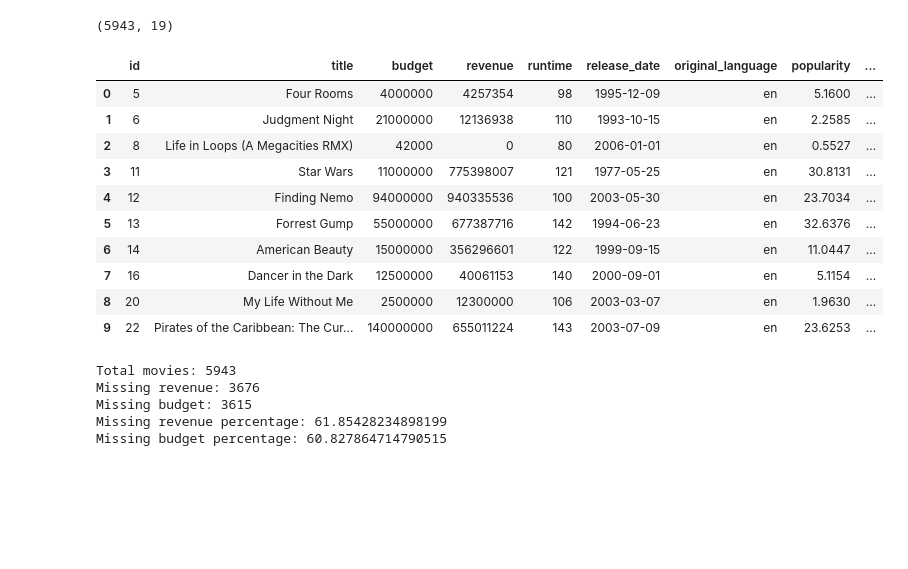
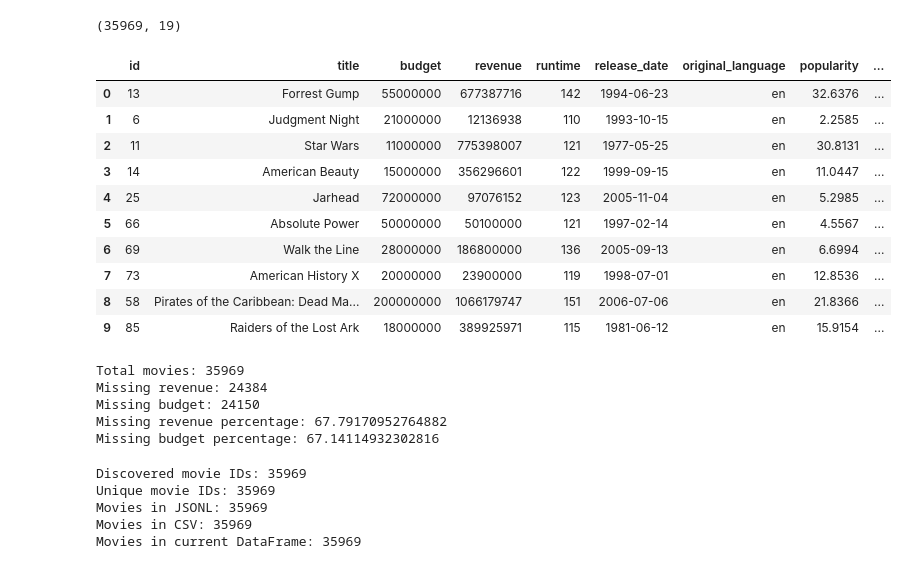
Before and after one commit to sdhabalia24/CS482-Project, a Jupyter notebook: CS482_Milestone3_SaahilDhabalia.ipynb, the cells around one changed output. Drawn from its saved outputs; the diff is of its cells as text; code cells hidden in the pictures; blank space fills up the shorter version.

```diff
--- a/CS482_Milestone3_SaahilDhabalia.ipynb
+++ b/CS482_Milestone3_SaahilDhabalia.ipynb
@@ -192,28 +228,28 @@ Processed 5500/5569
 # %%
 import pandas as pd
 from google.colab import files
 
-df = pd.read_json("movies_raw_jsonl", lines=True)
-df = df.drop_duplicates(subset="id")
+df = pd.read_json("movies_raw.jsonl", lines=True)
+#df = df.drop_duplicates(subset="id")
 df.to_csv("movies_raw.csv", index=False)
 files.download("movies_raw.csv")
 print(df.shape)
 df.head(10)
 # %% [output]
 [interactive output not drawn]
 [interactive output not drawn]
-(5943, 19)
+(35969, 19)
 |  | id | title | budget | revenue | runtime | release_date | original_language | popularity | ... |
-| 0 | 5 | Four Rooms | 4000000 | 4257354 | 98 | 1995-12-09 | en | 5.1600 | ... |
+| 0 | 13 | Forrest Gump | 55000000 | 677387716 | 142 | 1994-06-23 | en | 32.6376 | ... |
 | 1 | 6 | Judgment Night | 21000000 | 12136938 | 110 | 1993-10-15 | en | 2.2585 | ... |
-| 2 | 8 | Life in Loops (A Megacities RMX) | 42000 | 0 | 80 | 2006-01-01 | en | 0.5527 | ... |
-| 3 | 11 | Star Wars | 11000000 | 775398007 | 121 | 1977-05-25 | en | 30.8131 | ... |
-| 4 | 12 | Finding Nemo | 94000000 | 940335536 | 100 | 2003-05-30 | en | 23.7034 | ... |
-| 5 | 13 | Forrest Gump | 55000000 | 677387716 | 142 | 1994-06-23 | en | 32.6376 | ... |
-| 6 | 14 | American Beauty | 15000000 | 356296601 | 122 | 1999-09-15 | en | 11.0447 | ... |
-| 7 | 16 | Dancer in the Dark | 12500000 | 40061153 | 140 | 2000-09-01 | en | 5.1154 | ... |
-| 8 | 20 | My Life Without Me | 2500000 | 12300000 | 106 | 2003-03-07 | en | 1.9630 | ... |
-| 9 | 22 | Pirates of the Caribbean: The Cur... | 140000000 | 655011224 | 143 | 2003-07-09 | en | 23.6253 | ... |
+| 2 | 11 | Star Wars | 11000000 | 775398007 | 121 | 1977-05-25 | en | 30.8131 | ... |
+| 3 | 14 | American Beauty | 15000000 | 356296601 | 122 | 1999-09-15 | en | 11.0447 | ... |
+| 4 | 25 | Jarhead | 72000000 | 97076152 | 123 | 2005-11-04 | en | 5.2985 | ... |
+| 5 | 66 | Absolute Power | 50000000 | 50100000 | 121 | 1997-02-14 | en | 4.5567 | ... |
+| 6 | 69 | Walk the Line | 28000000 | 186800000 | 136 | 2005-09-13 | en | 6.6994 | ... |
+| 7 | 73 | American History X | 20000000 | 23900000 | 119 | 1998-07-01 | en | 12.8536 | ... |
+| 8 | 58 | Pirates of the Caribbean: Dead Ma... | 200000000 | 1066179747 | 151 | 2006-07-06 | en | 21.8366 | ... |
+| 9 | 85 | Raiders of the Lost Ark | 18000000 | 389925971 | 115 | 1981-06-12 | en | 15.9154 | ... |
 # %%
 # Determine Missing Data
 print("Total movies:", len(df))
@@ -227,8 +263,24 @@ print("Missing revenue percentage:",
 print("Missing budget percentage:",
       (df["budget"] == 0).mean() * 100)
 # %% [output]
-Total movies: 5943
-Missing revenue: 3676
-Missing budget: 3615
-Missing revenue percentage: 61.85428234898199
-Missing budget percentage: 60.827864714790515
+Total movies: 35969
+Missing revenue: 24384
+Missing budget: 24150
+Missing revenue percentage: 67.79170952764882
+Missing budget percentage: 67.14114932302816
+# %%
+print("Discovered movie IDs:", len(movie_ids))
+print("Unique movie IDs:", len(set(movie_ids)))
+
+df_json = pd.read_json("movies_raw.jsonl", lines=True)
+df_csv = pd.read_csv("movies_raw.csv")
+
+print("Movies in JSONL:", len(df_json))
+print("Movies in CSV:", len(df_csv))
+print("Movies in current DataFrame:", len(df))
+# %% [output]
+Discovered movie IDs: 35969
+Unique movie IDs: 35969
+Movies in JSONL: 35969
+Movies in CSV: 35969
+Movies in current DataFrame: 35969
```
Also changed, not shown: parts of 6 cells of this notebook.
